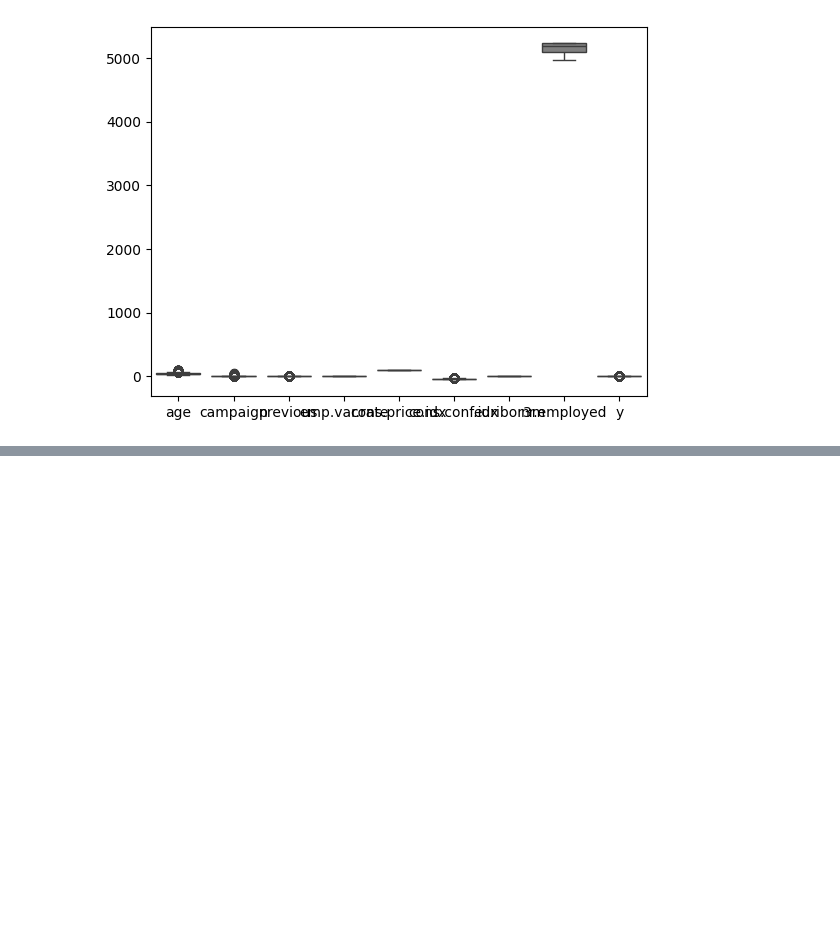
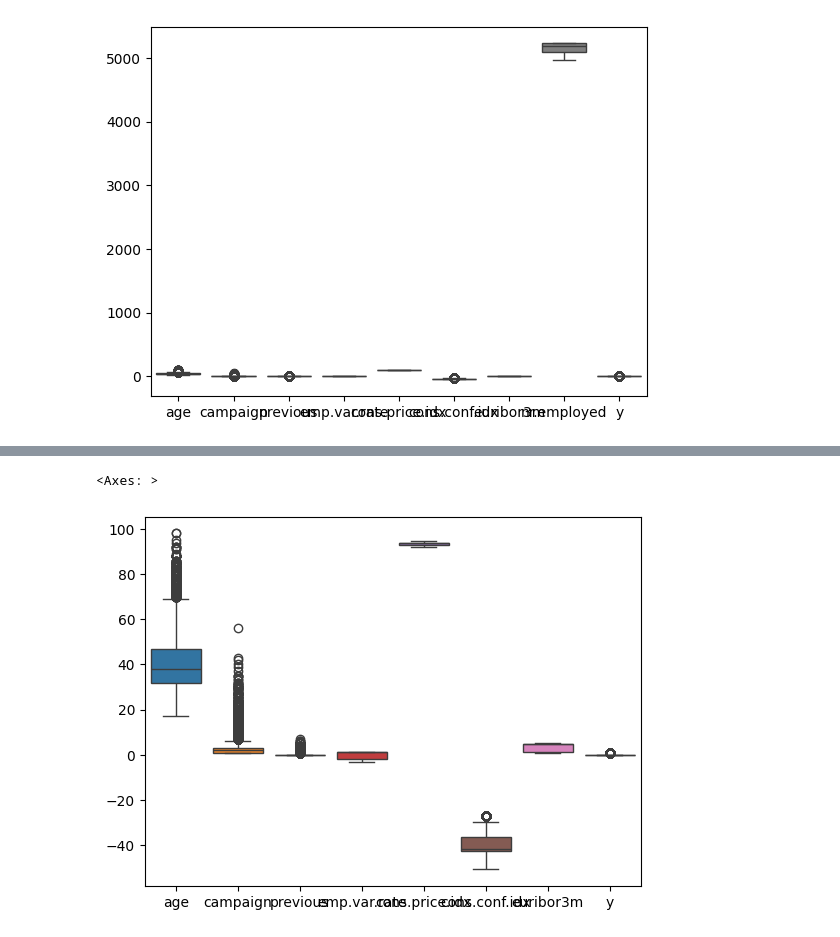
Before and after one commit to rzadrzi/deep-learning-pytorch, a Jupyter notebook: ANN/bank_marketing.ipynb, the cells around one changed output, grey strips where cells are left out. Saved outputs shown, nothing was run; the diff lists cells and outputs as text; code cells hidden in the pictures; blank space fills up the shorter version.

```diff
--- a/ANN/bank_marketing.ipynb
+++ b/ANN/bank_marketing.ipynb
@@ -206,0 +212,7 @@ sns.boxplot(all_df_2)
+# %%
+all_df_2 = all_df_2.drop(['nr.employed'], axis=1)
+# %%
+sns.boxplot(all_df_2)
+# %% [output]
+<Axes: >
+[figure, added]
```
Also changed, not shown: parts of 13 cells of this notebook.
